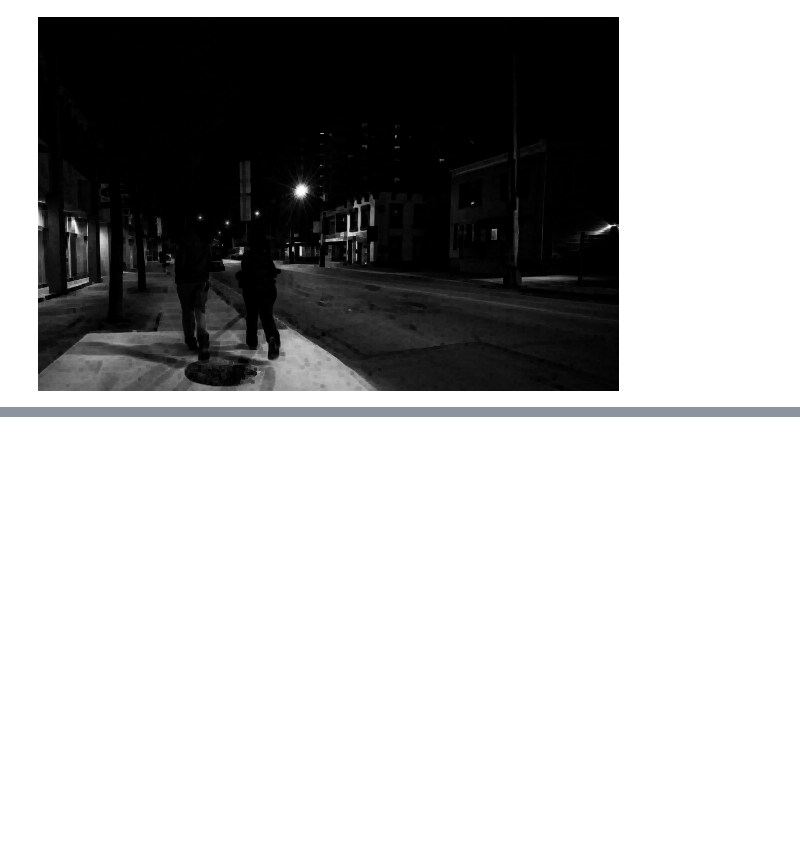
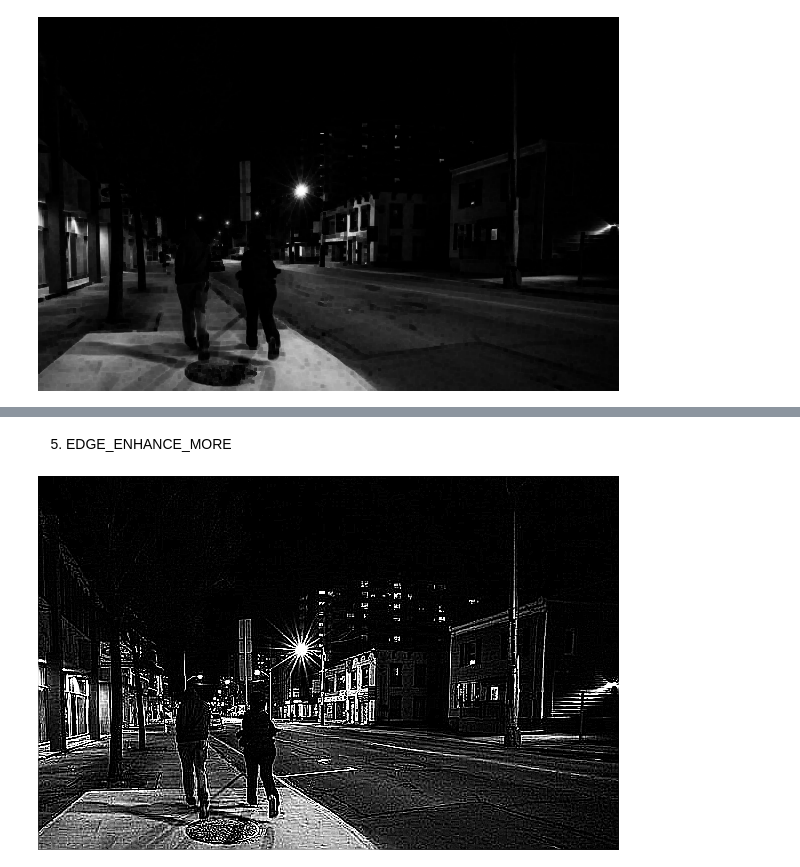
Before and after one commit to sukhmani/506PE05, a Jupyter notebook: part1.ipynb, the cells around one changed output, grey strips where cells are left out. Cells and saved outputs as stored; diff of their text form; code cells hidden in the pictures; blank space fills up the shorter version.

```diff
--- a/part1.ipynb
+++ b/part1.ipynb
@@ -14,0 +63,16 @@ im3.show()
+# %% [markdown]
+5. EDGE_ENHANCE_MORE
+# %%
+from PIL import Image, ImageFilter
+
+# Load the image
+im = Image.open("PE05-input.jpg")
+
+# Apply the EDGE_ENHANCE_MORE filter
+im_edge_enhance_more = im.filter(ImageFilter.EDGE_ENHANCE_MORE)
+
+# Save and display the filtered image
+im_edge_enhance_more.save("PE05_output_EDGE_ENHANCE_MORE.jpg")
+im_edge_enhance_more.show()
+# %% [output]
+[figure, added]
```
Also changed, not shown: parts of 17 cells of this notebook, 9 other files.
